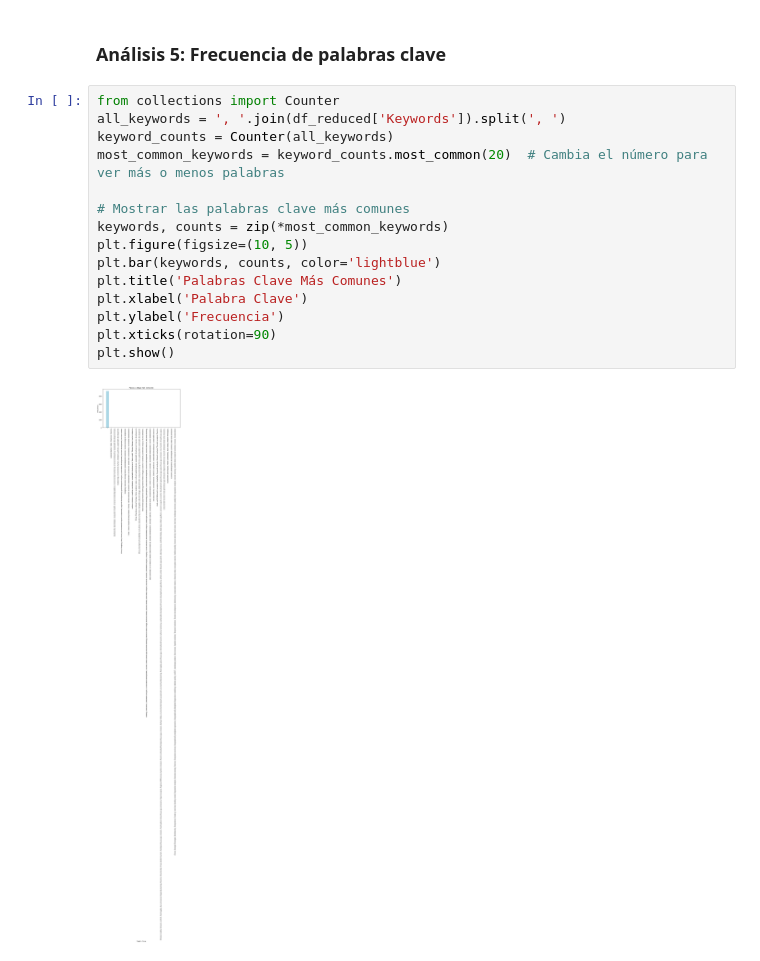
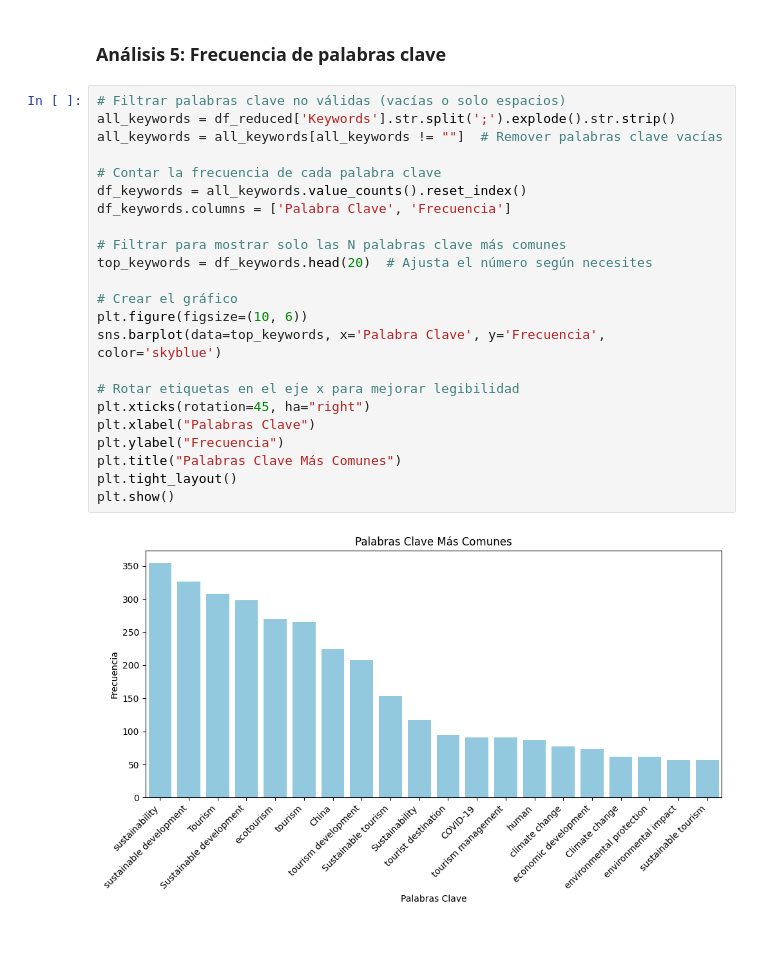
Before and after one commit to Dreamer97JB/M_ML_DL_CUDA_RNN_, a Jupyter notebook: Script/tourism_clasificator.ipynb, the cells around one changed output. Drawn from its saved outputs; the diff is of its cells as text.

```diff
--- a/Script/tourism_clasificator.ipynb
+++ b/Script/tourism_clasificator.ipynb
@@ -200,19 +242,27 @@ plt.show()
 # %% [markdown]
 ### Análisis 5: Frecuencia de palabras clave
-# %%
-from collections import Counter
-all_keywords = ', '.join(df_reduced['Keywords']).split(', ')
-keyword_counts = Counter(all_keywords)
-most_common_keywords = keyword_counts.most_common(20)  # Cambia el número para ver más o menos palabras
-
-# Mostrar las palabras clave más comunes
-keywords, counts = zip(*most_common_keywords)
-plt.figure(figsize=(10, 5))
-plt.bar(keywords, counts, color='lightblue')
-plt.title('Palabras Clave Más Comunes')
-plt.xlabel('Palabra Clave')
-plt.ylabel('Frecuencia')
-plt.xticks(rotation=90)
-plt.show()
-# %% [output]
-[figure, removed]
+# %%
+# Filtrar palabras clave no válidas (vacías o solo espacios)
+all_keywords = df_reduced['Keywords'].str.split(';').explode().str.strip()
+all_keywords = all_keywords[all_keywords != ""]  # Remover palabras clave vacías
+
+# Contar la frecuencia de cada palabra clave
+df_keywords = all_keywords.value_counts().reset_index()
+df_keywords.columns = ['Palabra Clave', 'Frecuencia']
+
+# Filtrar para mostrar solo las N palabras clave más comunes
+top_keywords = df_keywords.head(20)  # Ajusta el número según necesites
+
+# Crear el gráfico
+plt.figure(figsize=(10, 6))
+sns.barplot(data=top_keywords, x='Palabra Clave', y='Frecuencia', color='skyblue')
+
+# Rotar etiquetas en el eje x para mejorar legibilidad
+plt.xticks(rotation=45, ha="right")
+plt.xlabel("Palabras Clave")
+plt.ylabel("Frecuencia")
+plt.title("Palabras Clave Más Comunes")
+plt.tight_layout()
+plt.show()
+# %% [output]
+[figure, added]
```
Also changed, not shown: parts of 14 cells of this notebook.
